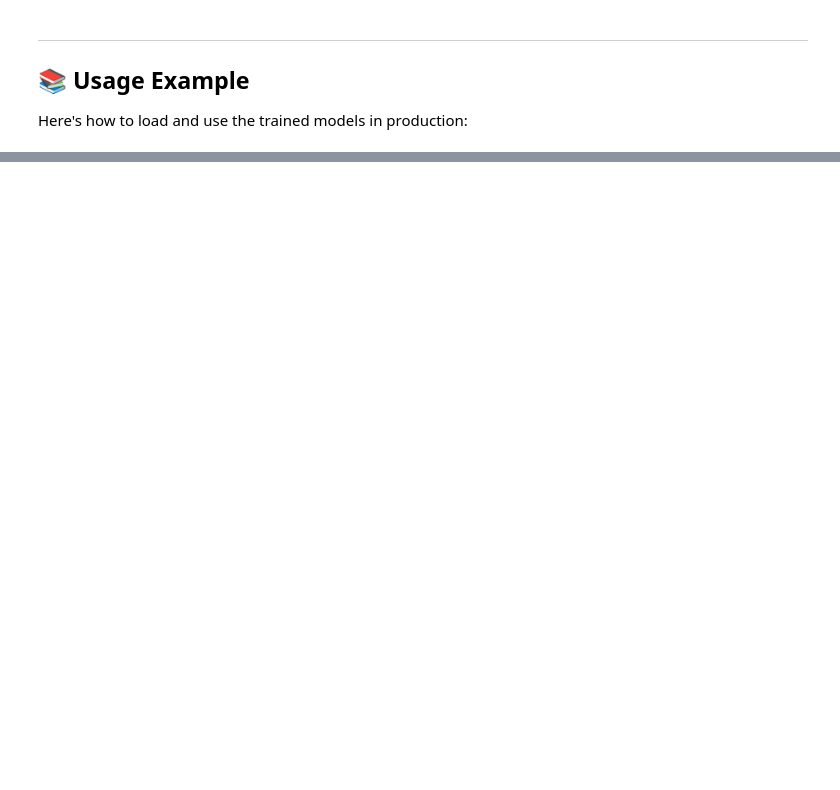
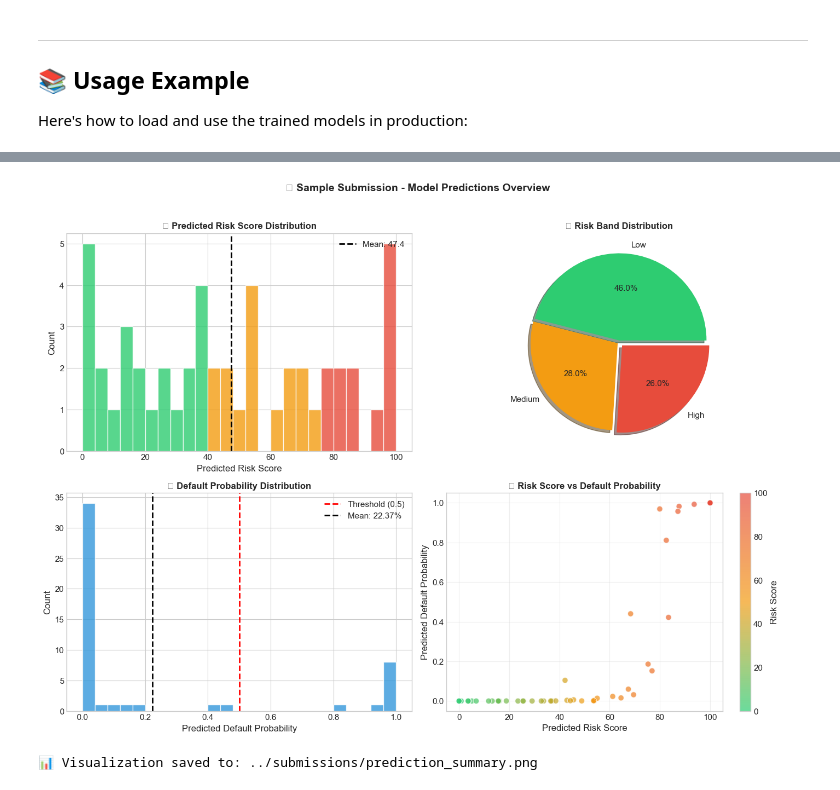
Before and after one commit to holly-agyei/mastercard-data-challenge, a Jupyter notebook: notebooks/xgboost_model_training.ipynb, the cells around one changed output, grey strips where cells are left out. Drawn from its saved outputs; the diff is of its cells as text; code cells hidden in the pictures; blank space fills up the shorter version.

```diff
--- a/notebooks/xgboost_model_training.ipynb
+++ b/notebooks/xgboost_model_training.ipynb
@@ -1368,0 +1947,65 @@ print("\n🎉 Notebook execution complete!")
+# %%
+# ═══════════════════════════════════════════════════════════════════════════════
+#                    VISUALIZE PREDICTIONS
+# ═══════════════════════════════════════════════════════════════════════════════
+
+fig, axes = plt.subplots(2, 2, figsize=(14, 10))
+
+# 1. Risk Score Distribution
+ax1 = axes[0, 0]
+n, bins, patches = ax1.hist(pred_risk_score, bins=25, edgecolor='white', alpha=0.8)
+for i, (patch, left_edge) in enumerate(zip(patches, bins[:-1])):
+    if left_edge < 40:
+        patch.set_facecolor(RISK_COLORS['low'])
+    elif left_edge < 75:
+        patch.set_facecolor(RISK_COLORS['medium'])
+    else:
+        patch.set_facecolor(RISK_COLORS['high'])
+ax1.axvline(pred_risk_score.mean(), color='black', linestyle='--', linewidth=2,
+            label=f'Mean: {pred_risk_score.mean():.1f}')
+ax1.set_xlabel('Predicted Risk Score')
+ax1.set_ylabel('Count')
+ax1.set_title('📊 Predicted Risk Score Distribution', fontsize=12, fontweight='bold')
+ax1.legend()
+
+# 2. Risk Band Pie Chart
+ax2 = axes[0, 1]
+band_counts = submission_df['predicted_risk_band'].value_counts()
+colors_pie = [RISK_COLORS['low'], RISK_COLORS['medium'], RISK_COLORS['high']]
+ax2.pie(band_counts.values, labels=band_counts.index, autopct='%1.1f%%',
+        colors=colors_pie, explode=(0.02, 0.02, 0.05), shadow=True)
+ax2.set_title('🎯 Risk Band Distribution', fontsize=12, fontweight='bold')
+
+# 3. Default Probability Distribution
+ax3 = axes[1, 0]
+ax3.hist(pred_default_proba, bins=25, color=RISK_COLORS['primary'],
+         edgecolor='white', alpha=0.8)
+ax3.axvline(0.5, color='red', linestyle='--', linewidth=2, label='Threshold (0.5)')
+ax3.axvline(pred_default_proba.mean(), color='black', linestyle='--', linewidth=2,
+            label=f'Mean: {pred_default_proba.mean():.2%}')
+ax3.set_xlabel('Predicted Default Probability')
+ax3.set_ylabel('Count')
+ax3.set_title('📈 Default Probability Distribution', fontsize=12, fontweight='bold')
+ax3.legend()
+
+# 4. Risk Score vs Default Probability
+ax4 = axes[1, 1]
+scatter = ax4.scatter(pred_risk_score, pred_default_proba,
+                       c=pred_risk_score, cmap=risk_cmap,
+                       alpha=0.7, s=60, edgecolor='white')
+ax4.set_xlabel('Predicted Risk Score')
+ax4.set_ylabel('Predicted Default Probability')
+ax4.set_title('🔗 Risk Score vs Default Probability', fontsize=12, fontweight='bold')
+ax4.grid(True, alpha=0.3)
+plt.colorbar(scatter, ax=ax4, label='Risk Score')
+
+plt.suptitle('📄 Sample Submission - Model Predictions Overview',
+             fontsize=14, fontweight='bold', y=1.02)
+plt.tight_layout()
+plt.savefig('../submissions/prediction_summary.png', dpi=150, bbox_inches='tight')
+plt.show()
+
+print("\n📊 Visualization saved to: ../submissions/prediction_summary.png")
+# %% [output]
+[figure, added]
+📊 Visualization saved to: ../submissions/prediction_summary.png
```
Also changed, not shown: parts of 39 cells of this notebook, 28 other files.
